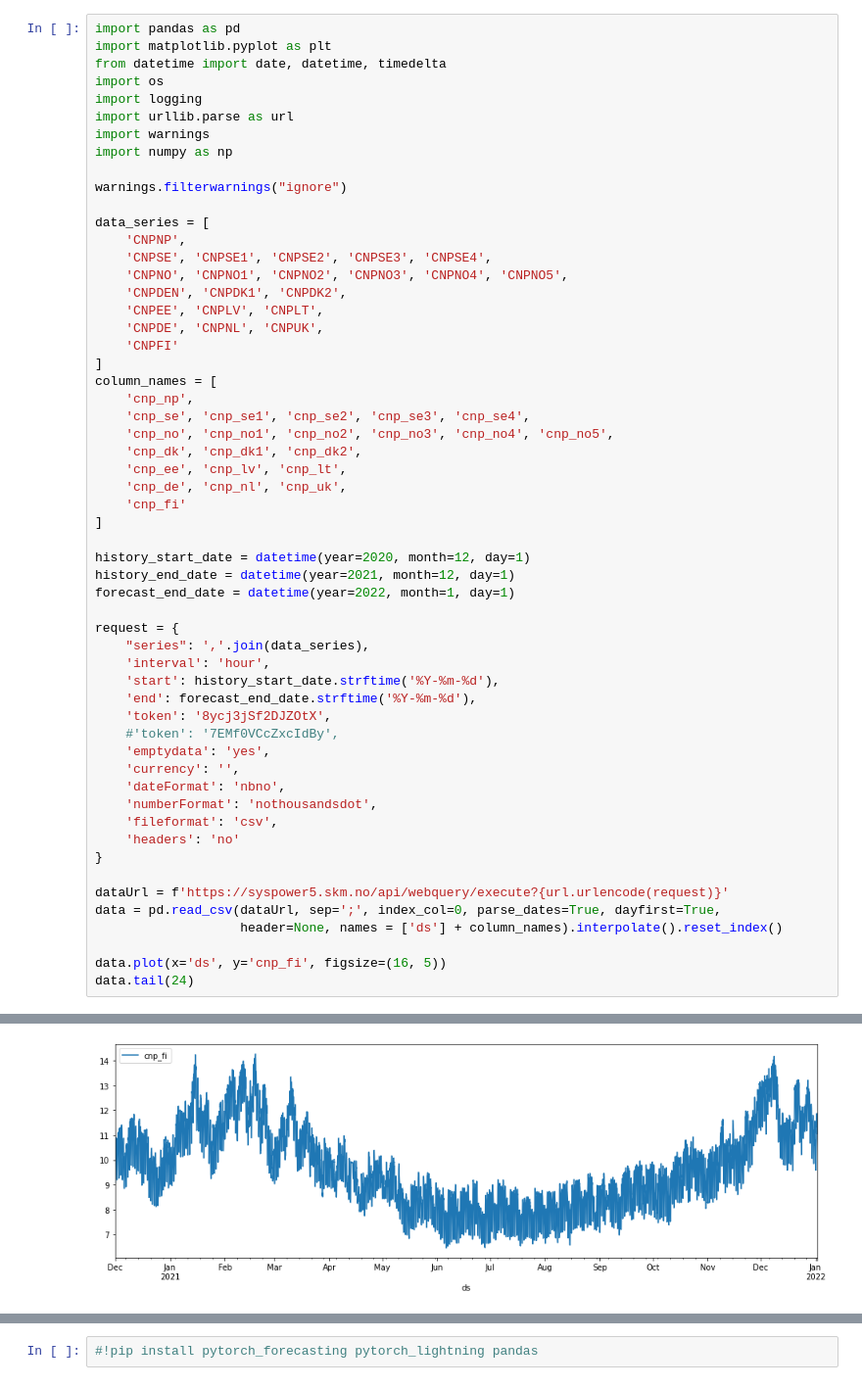
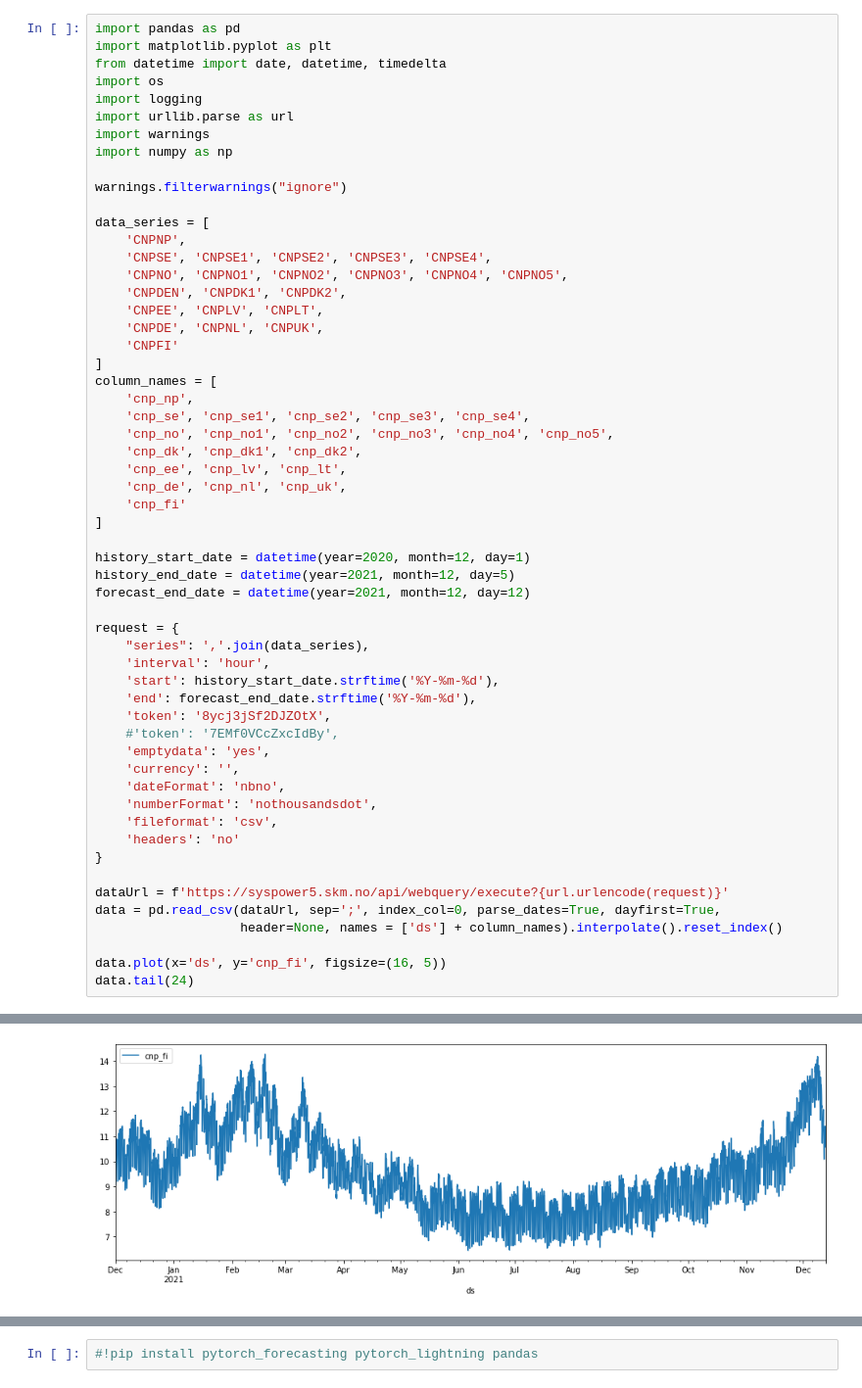
Before and after one commit to Skalolom/zone_cnp_forecasting, a Jupyter notebook: tft_forecasting_model.ipynb, the cells around one changed output, grey strips where cells are left out. Shown: that part at 98% size. Saved outputs shown, nothing was run; the diff lists cells and outputs as text.

```diff
--- a/tft_forecasting_model.ipynb
+++ b/tft_forecasting_model.ipynb
@@ -30,8 +30,8 @@ column_names = [
 ]
 
 history_start_date = datetime(year=2020, month=12, day=1)
-history_end_date = datetime(year=2021, month=12, day=1)
-forecast_end_date = datetime(year=2022, month=1, day=1)
+history_end_date = datetime(year=2021, month=12, day=5)
+forecast_end_date = datetime(year=2021, month=12, day=12)
 
 request = {
     "series": ','.join(data_series),
@@ -75 +76 @@ data.tail(24)
-[figure, old version]
+[figure, new version]
```
Also changed, not shown: parts of 19 cells of this notebook, 1 other file.
